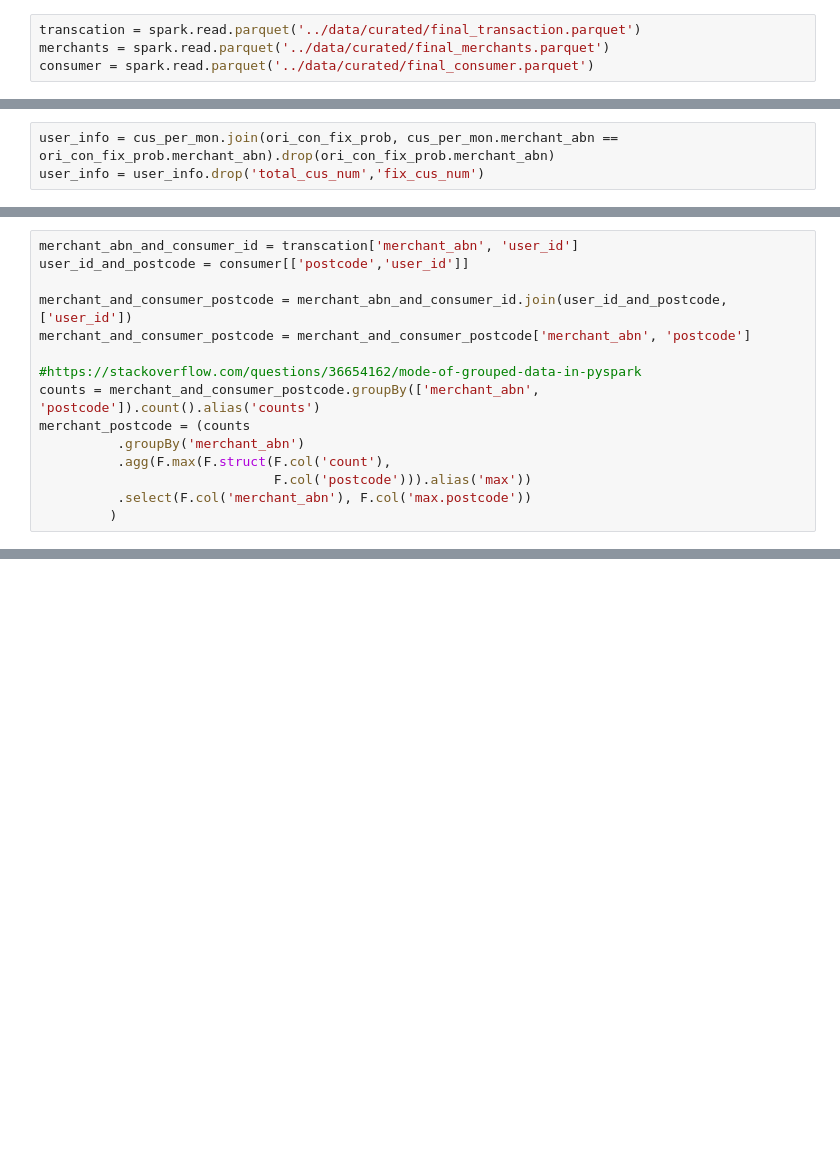
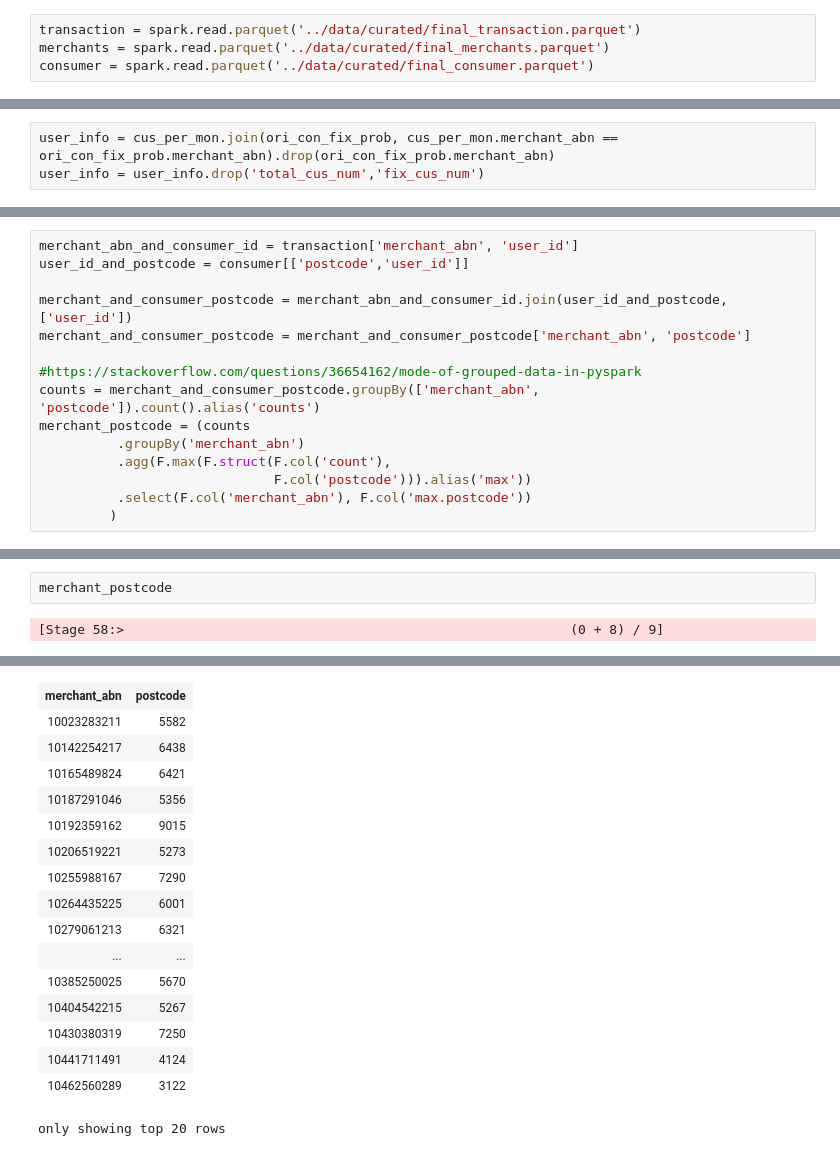
Before and after one commit to MAST30034-Applied-Data-Science/generic-buy-now-pay-later-project-group-16-project2-fighting-group, a Jupyter notebook: notebooks/combain_table.ipynb, the cells around one changed output, grey strips where cells are left out. Drawn from its saved outputs; the diff is of its cells as text; blank space fills up the shorter version.

```diff
--- a/notebooks/combain_table.ipynb
+++ b/notebooks/combain_table.ipynb
@@ -24,5 +22,5 @@ To adjust logging level use sc.setLogLevel(newLevel). For SparkR, use setLogLeve
 # %%
-transcation = spark.read.parquet('../data/curated/final_transaction.parquet')
+transaction = spark.read.parquet('../data/curated/final_transaction.parquet')
 merchants = spark.read.parquet('../data/curated/final_merchants.parquet')
 consumer = spark.read.parquet('../data/curated/final_consumer.parquet')
 # %%
@@ -71,5 +69,5 @@ user_group_transcation = grouped_transaction.join(user_info, grouped_transaction
 # %%
-merchant_abn_and_consumer_id = transcation['merchant_abn', 'user_id']
+merchant_abn_and_consumer_id = transaction['merchant_abn', 'user_id']
 user_id_and_postcode = consumer[['postcode','user_id']]
 
 merchant_and_consumer_postcode = merchant_abn_and_consumer_id.join(user_id_and_postcode,['user_id'])
@@ -85,0 +187,4 @@ merchant_postcode = (counts
+# %%
+merchant_postcode
+# %% [output]
+[Stage 58:>                                                         (0 + 8) / 9]
@@ -86 +223,18 @@ merchant_postcode = (counts
+| merchant_abn | postcode |
+| 10023283211 | 5582 |
+| 10142254217 | 6438 |
+| 10165489824 | 6421 |
+| 10187291046 | 5356 |
+| 10192359162 | 9015 |
+| 10206519221 | 5273 |
+| 10255988167 | 7290 |
+| 10264435225 | 6001 |
+| 10279061213 | 6321 |
+| ... | ... |
+| 10385250025 | 5670 |
+| 10404542215 | 5267 |
+| 10430380319 | 7250 |
+| 10441711491 | 4124 |
+| 10462560289 | 3122 |
+only showing top 20 rows
 # %%
```
Also changed, not shown: parts of 8 cells of this notebook.
